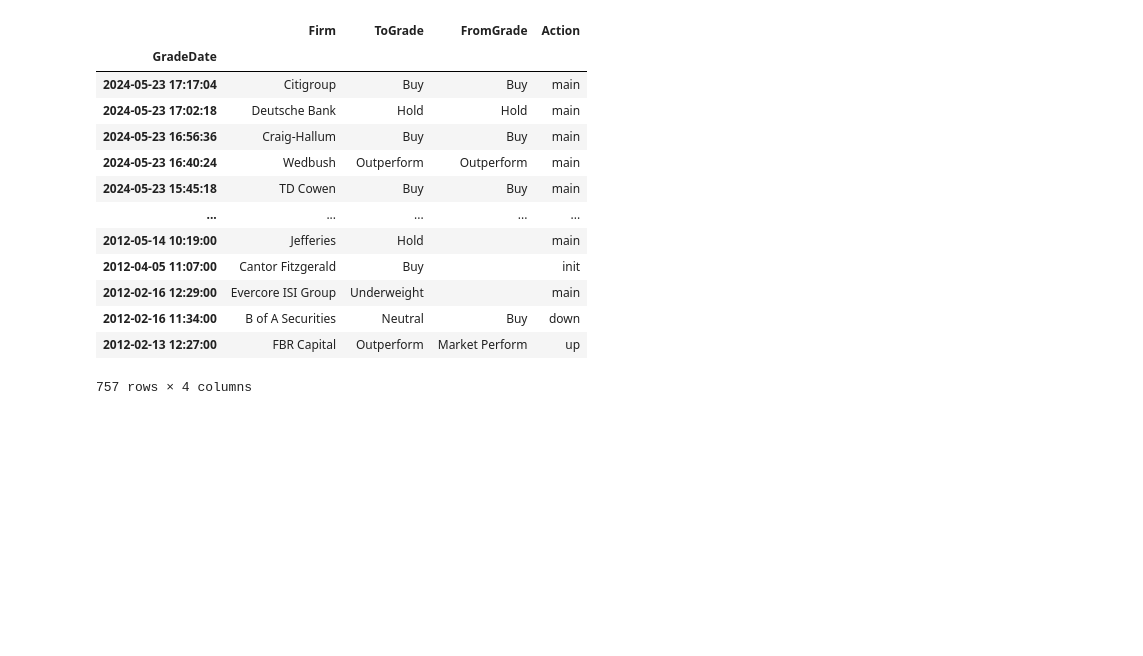
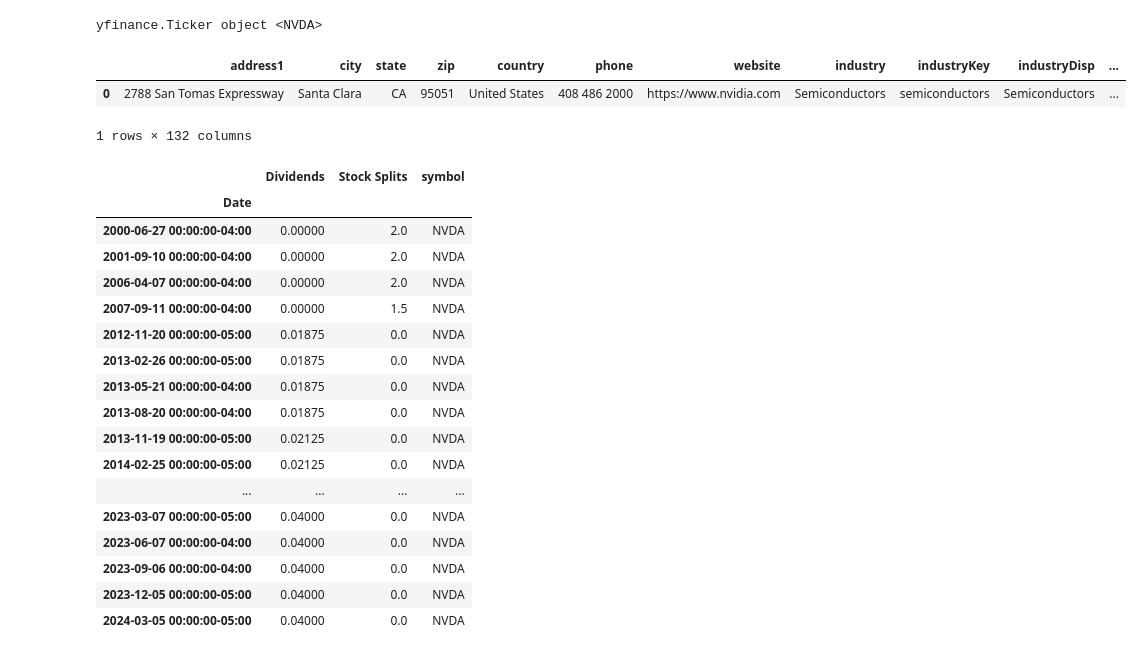
Before and after one commit to lxy000719/finance, a Jupyter notebook: market_analysis.ipynb, the cells around one changed output. Drawn from its saved outputs; the diff is of its cells as text; code cells hidden in the pictures; blank space fills up the shorter version.

```diff
--- a/market_analysis.ipynb
+++ b/market_analysis.ipynb
@@ -178,17 +23,22 @@ ticker_obj.recommendations
-# %%
-ticker_obj.upgrades_downgrades
-# %% [output]
-|  | Firm | ToGrade | FromGrade | Action |
-| GradeDate |  |  |  |  |
-| 2024-05-23 17:17:04 | Citigroup | Buy | Buy | main |
-| 2024-05-23 17:02:18 | Deutsche Bank | Hold | Hold | main |
-| 2024-05-23 16:56:36 | Craig-Hallum | Buy | Buy | main |
-| 2024-05-23 16:40:24 | Wedbush | Outperform | Outperform | main |
-| 2024-05-23 15:45:18 | TD Cowen | Buy | Buy | main |
-| ... | ... | ... | ... | ... |
-| 2012-05-14 10:19:00 | Jefferies | Hold |  | main |
-| 2012-04-05 11:07:00 | Cantor Fitzgerald | Buy |  | init |
-| 2012-02-16 12:29:00 | Evercore ISI Group | Underweight |  | main |
-| 2012-02-16 11:34:00 | B of A Securities | Neutral | Buy | down |
-| 2012-02-13 12:27:00 | FBR Capital | Outperform | Market Perform | up |
-757 rows × 4 columns
+# %%
+# parameters
+symbol_list = ['NVDA']
+end_date = pd.Timestamp.now().tz_localize('Asia/Singapore').tz_convert('US/Eastern').strftime('%Y-%m-%d')
+start_date = '1900-01-01'
+interval = '1d'
+# %%
+symbol = symbol_list[0]
+# %%
+ticker_obj = yf.Ticker(symbol)
+ticker_obj
+# %% [output]
+yfinance.Ticker object <NVDA>
+# %%
+ticker_obj.info['companyOfficers'] = json.dumps(ticker_obj.info['companyOfficers'])
+# %%
+df_info = pd.DataFrame([ticker_obj.info])
+df_info
+# %% [output]
+|  | address1 | city | state | zip | country | phone | website | industry | industryKey | industryDisp | ... |
+| 0 | 2788 San Tomas Expressway | Santa Clara | CA | 95051 | United States | 408 486 2000 | https://www.nvidia.com | Semiconductors | semiconductors | Semiconductors | ... |
+1 rows × 132 columns
@@ -194,0 +47,23 @@ ticker_obj.upgrades_downgrades
+# %%
+df_actions = ticker_obj.actions
+df_actions['symbol'] = symbol
+df_actions
+# %% [output]
+|  | Dividends | Stock Splits | symbol |
+| Date |  |  |  |
+| 2000-06-27 00:00:00-04:00 | 0.00000 | 2.0 | NVDA |
+| 2001-09-10 00:00:00-04:00 | 0.00000 | 2.0 | NVDA |
+| 2006-04-07 00:00:00-04:00 | 0.00000 | 2.0 | NVDA |
+| 2007-09-11 00:00:00-04:00 | 0.00000 | 1.5 | NVDA |
+| 2012-11-20 00:00:00-05:00 | 0.01875 | 0.0 | NVDA |
+| 2013-02-26 00:00:00-05:00 | 0.01875 | 0.0 | NVDA |
+| 2013-05-21 00:00:00-04:00 | 0.01875 | 0.0 | NVDA |
+| 2013-08-20 00:00:00-04:00 | 0.01875 | 0.0 | NVDA |
+| 2013-11-19 00:00:00-05:00 | 0.02125 | 0.0 | NVDA |
+| 2014-02-25 00:00:00-05:00 | 0.02125 | 0.0 | NVDA |
+| ... | ... | ... | ... |
+| 2023-03-07 00:00:00-05:00 | 0.04000 | 0.0 | NVDA |
+| 2023-06-07 00:00:00-04:00 | 0.04000 | 0.0 | NVDA |
+| 2023-09-06 00:00:00-04:00 | 0.04000 | 0.0 | NVDA |
+| 2023-12-05 00:00:00-05:00 | 0.04000 | 0.0 | NVDA |
+| 2024-03-05 00:00:00-05:00 | 0.04000 | 0.0 | NVDA |
```
Also changed, not shown: parts of 47 cells of this notebook, 13 other files.
